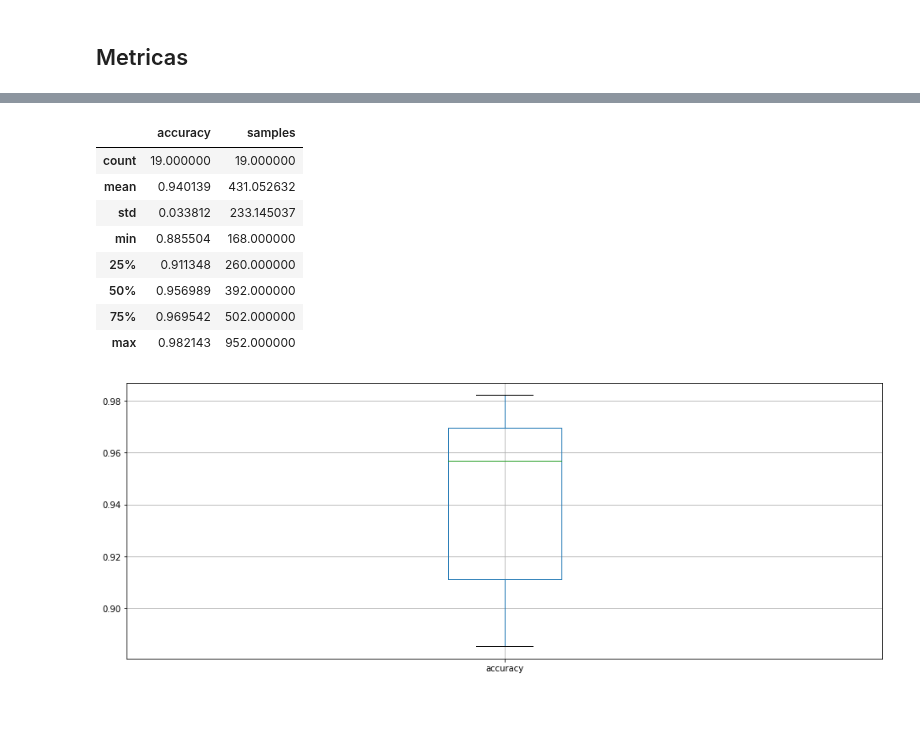
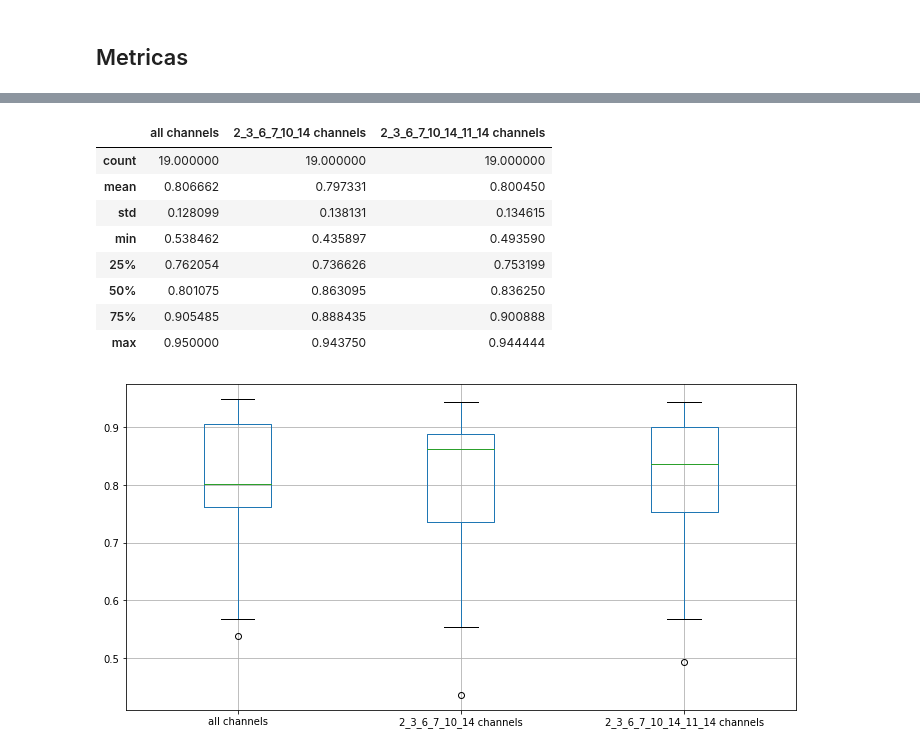
Before and after one commit to newtmagalhaes/Machine-Learning, a Jupyter notebook: ML/f02-chb/03-oneVSall.ipynb, the cells around one changed output, grey strips where cells are left out. Saved outputs shown, nothing was run; the diff lists cells and outputs as text; code cells hidden in the pictures; blank space fills up the shorter version.

```diff
--- a/ML/f02-chb/03-oneVSall.ipynb
+++ b/ML/f02-chb/03-oneVSall.ipynb
@@ -205,14 +138,14 @@ top_19
-# %%
-top_19[['accuracy']].boxplot(figsize=(16, 6))
-top_19[['accuracy', 'samples']].describe()
-# %% [output]
-|  | accuracy | samples |
-| count | 19.000000 | 19.000000 |
-| mean | 0.940139 | 431.052632 |
-| std | 0.033812 | 233.145037 |
-| min | 0.885504 | 168.000000 |
-| 25% | 0.911348 | 260.000000 |
-| 50% | 0.956989 | 392.000000 |
-| 75% | 0.969542 | 502.000000 |
-| max | 0.982143 | 952.000000 |
-[figure, removed]
+# %%
+one_vs_all_df.sort_values(by='all channels', ascending=False).head(19)[one_vs_all_df.columns[1:]].boxplot(figsize=(12, 6))
+one_vs_all_df.sort_values(by='all channels', ascending=False).head(19)[one_vs_all_df.columns[1:]].describe()
+# %% [output]
+|  | all channels | 2_3_6_7_10_14 channels | 2_3_6_7_10_14_11_14 channels |
+| count | 19.000000 | 19.000000 | 19.000000 |
+| mean | 0.806662 | 0.797331 | 0.800450 |
+| std | 0.128099 | 0.138131 | 0.134615 |
+| min | 0.538462 | 0.435897 | 0.493590 |
+| 25% | 0.762054 | 0.736626 | 0.753199 |
+| 50% | 0.801075 | 0.863095 | 0.836250 |
+| 75% | 0.905485 | 0.888435 | 0.900888 |
+| max | 0.950000 | 0.943750 | 0.944444 |
+[figure, added]
```
Also changed, not shown: parts of 14 cells of this notebook, 1 other file.
